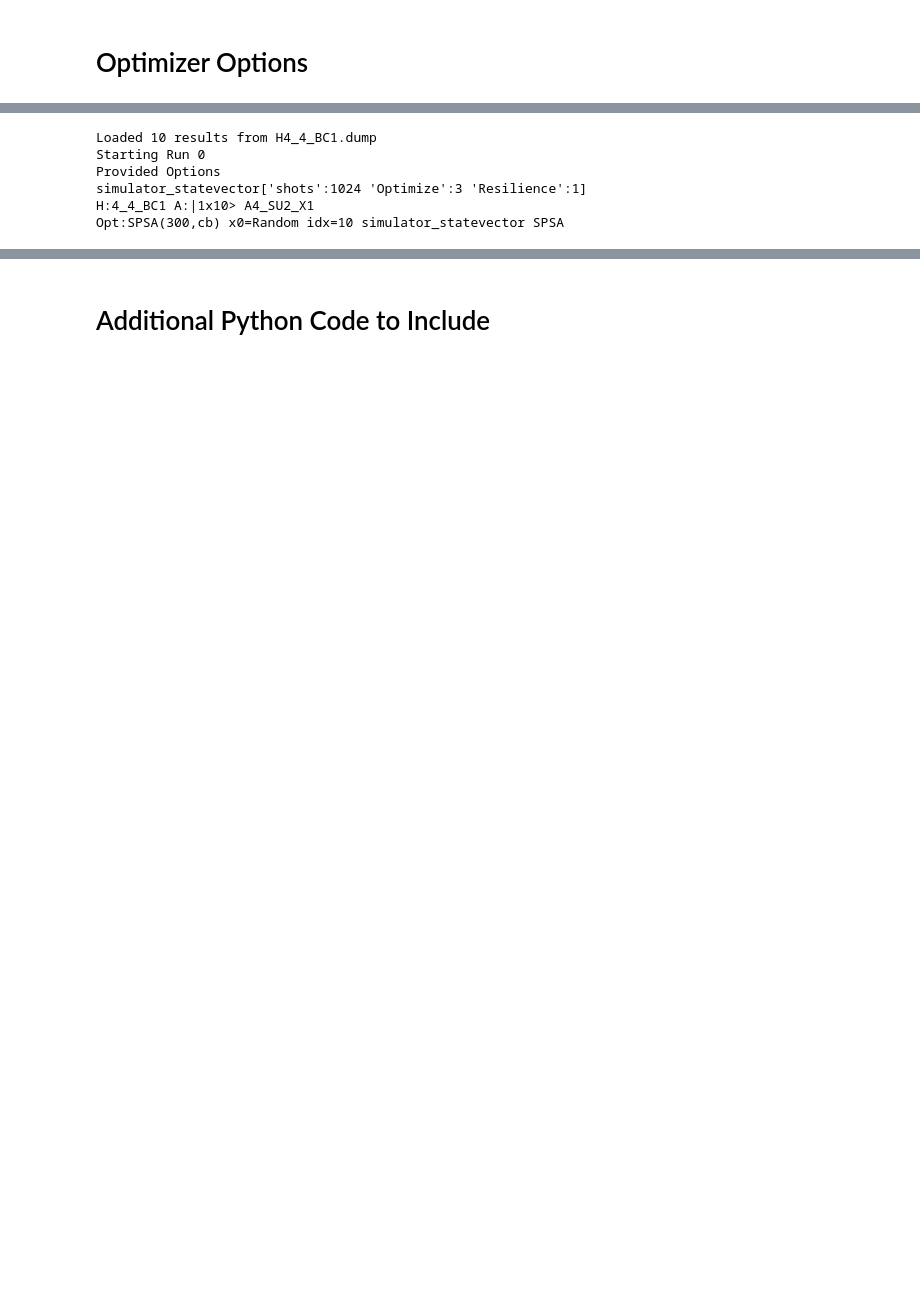
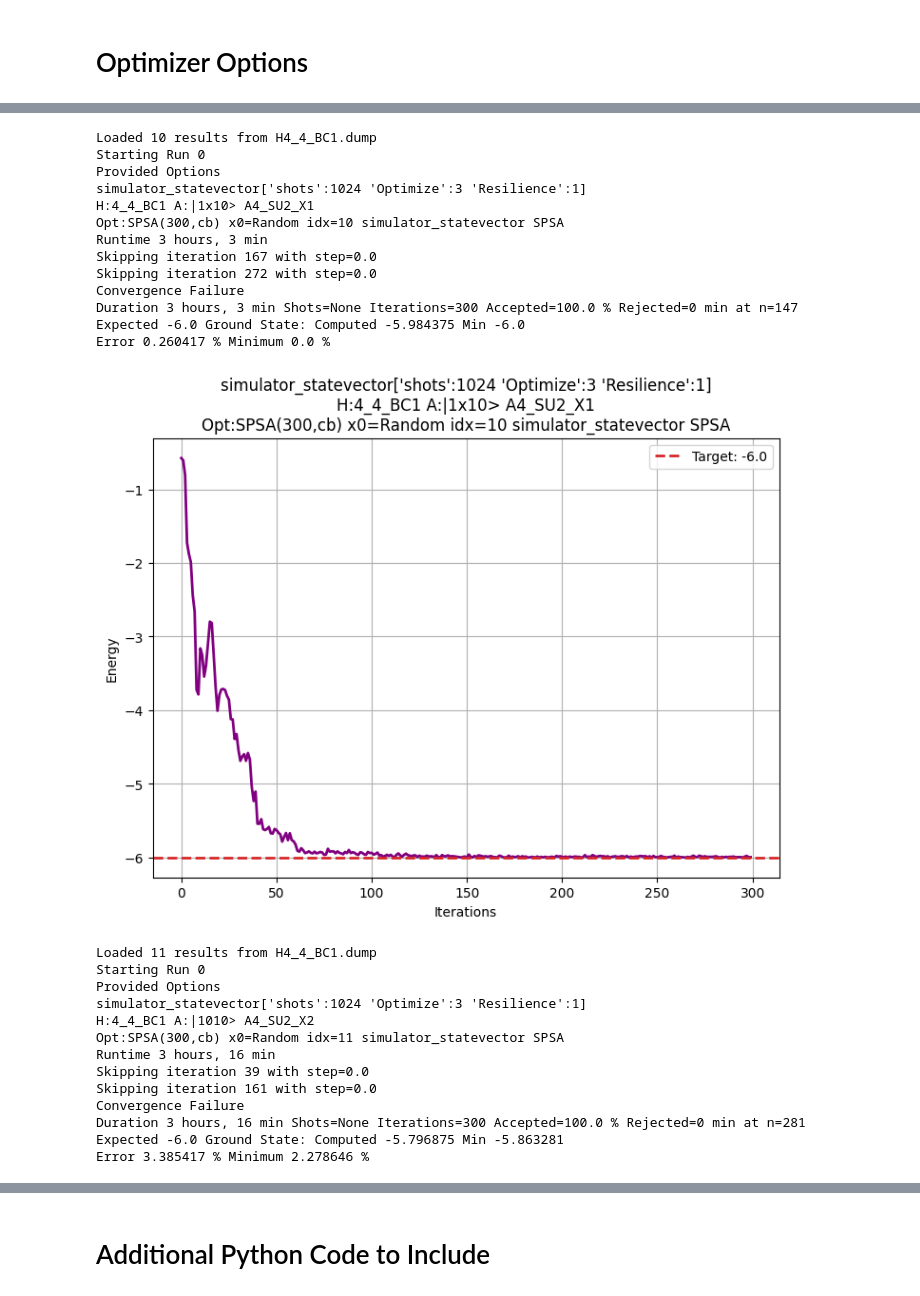
Before and after one commit to rrodenbusch/open-science-prize-2022, a Jupyter notebook: H4_4_BC1-Kagome-Simulation.ipynb, the cells around one changed output, grey strips where cells are left out. Cells and saved outputs as stored; diff of their text form; code cells hidden in the pictures; blank space fills up the shorter version.

```diff
--- a/H4_4_BC1-Kagome-Simulation.ipynb
+++ b/H4_4_BC1-Kagome-Simulation.ipynb
@@ -224,7 +224,7 @@ fname='H4_4_BC1.dump'
 curCache = kagome.load_results(fname)
 #backends: 'simulator_statevector' svectorSim nairobiSim guadalupeSim
 pt_idx = 'Random'        # '0'-> 0 vector; [int] -> point cache; else -> Random
-x0 =  kagome.getX0(pt_idx,curCache)
+x0, expVal =  kagome.getX0(pt_idx,curCache)
 runconfig = {'Hkey'         : '4_4_BC1',
              'fname'        : fname,
              'Akey'         : 'A4_SU2_X0',
@@ -274,30 +274,51 @@ CurCache = runConfig(runconfig, plot=True, global_seed=177801,
 #            'job_tags' : ['H4_4_BC1','A4_SU2_X2','Opt(3)','Res(1)','shots(1024)']}
 # runconfig = {key: updates.get(key, orgconfig[key]) for key in orgconfig}
 
 # algorithm_globals.random_seed = 177801   # For SPSA stochastic repeatability
 # curCache = runJob(**runconfig)
 # kagome.plot_SPSA_convergence(curCache,indices=[-1],conv_lim = 0.03,movingAvg=5,
 #                              perc=6,convergence=False,minStart=20)
 # %% [output]
 Loaded 9 results from H4_4_BC1.dump
 Loaded 9 results from H4_4_BC1.dump
 Starting Run 0
 Provided Options
 simulator_statevector['shots':1024 'Optimize':3 'Resilience':1]
 H:4_4_BC1 A:|0000> A4_SU2_X0
 Opt:SPSA(300,cb) x0=Random idx=9 simulator_statevector SPSA
 Runtime 1 hours, 14 min
 Skipping iteration 4 with step=0.0
 Skipping iteration 273 with step=0.0
 Skipping iteration 288 with step=0.0
 Convergence Failure
 Duration 1 hours, 14 min Shots=None Iterations=300 Accepted=100.0 % Rejected=0 min at n=203
 Expected -6.0 Ground State: Computed -5.996094 Min -6.0
 Error 0.065104 % Minimum 0.0 %
 [figure]
 Loaded 10 results from H4_4_BC1.dump
 Starting Run 0
 Provided Options
 simulator_statevector['shots':1024 'Optimize':3 'Resilience':1]
 H:4_4_BC1 A:|1x10> A4_SU2_X1
 Opt:SPSA(300,cb) x0=Random idx=10 simulator_statevector SPSA
+Runtime 3 hours, 3 min
+Skipping iteration 167 with step=0.0
+Skipping iteration 272 with step=0.0
+Convergence Failure
+Duration 3 hours, 3 min Shots=None Iterations=300 Accepted=100.0 % Rejected=0 min at n=147
+Expected -6.0 Ground State: Computed -5.984375 Min -6.0
+Error 0.260417 % Minimum 0.0 %
+[figure, added]
+Loaded 11 results from H4_4_BC1.dump
+Starting Run 0
+Provided Options
+simulator_statevector['shots':1024 'Optimize':3 'Resilience':1]
+H:4_4_BC1 A:|1010> A4_SU2_X2
+Opt:SPSA(300,cb) x0=Random idx=11 simulator_statevector SPSA
+Runtime 3 hours, 16 min
+Skipping iteration 39 with step=0.0
+Skipping iteration 161 with step=0.0
+Convergence Failure
+Duration 3 hours, 16 min Shots=None Iterations=300 Accepted=100.0 % Rejected=0 min at n=281
+Expected -6.0 Ground State: Computed -5.796875 Min -5.863281
+Error 3.385417 % Minimum 2.278646 %
```
Also changed, not shown: parts of 14 cells of this notebook, 8 other files.
